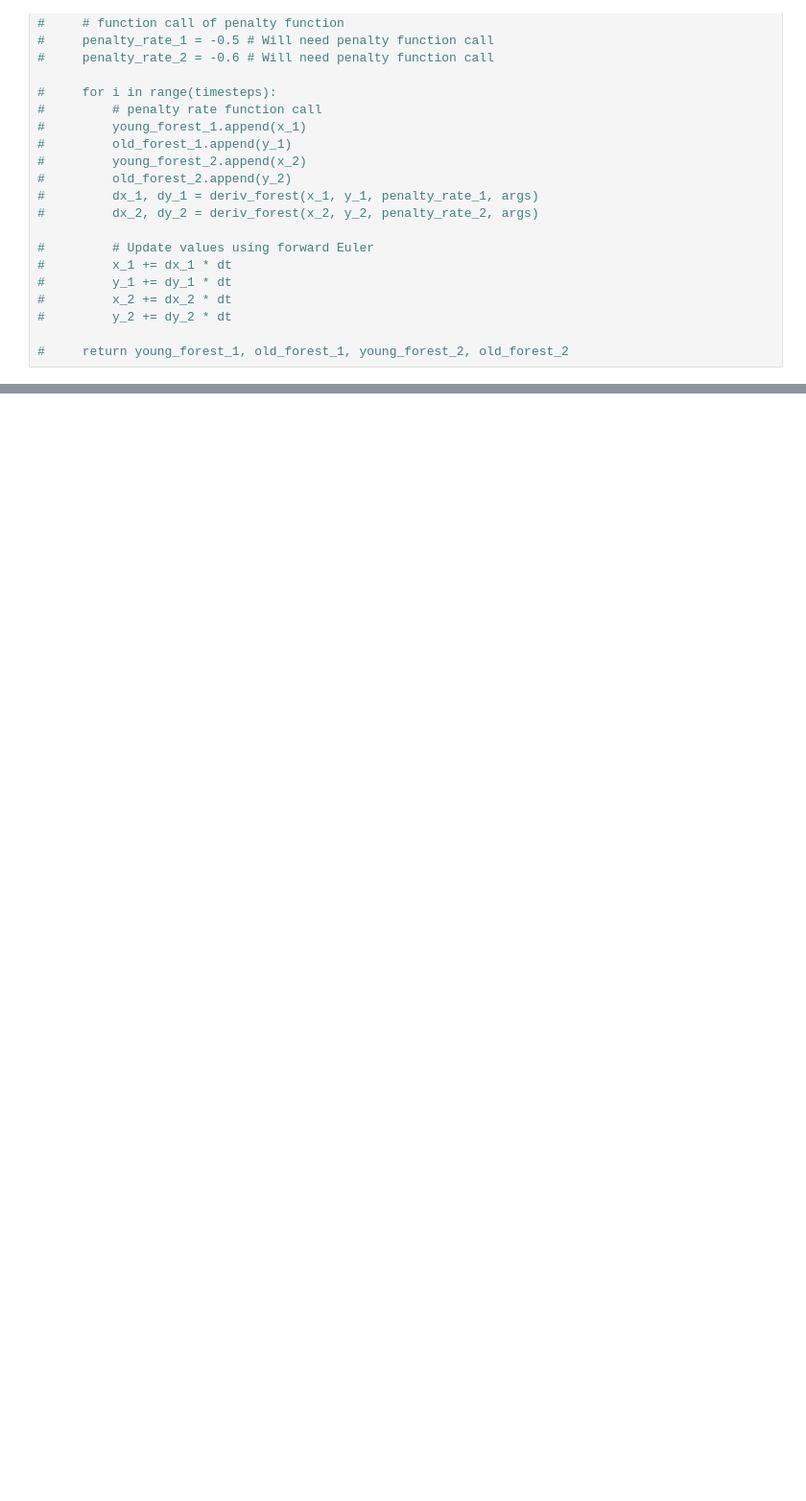
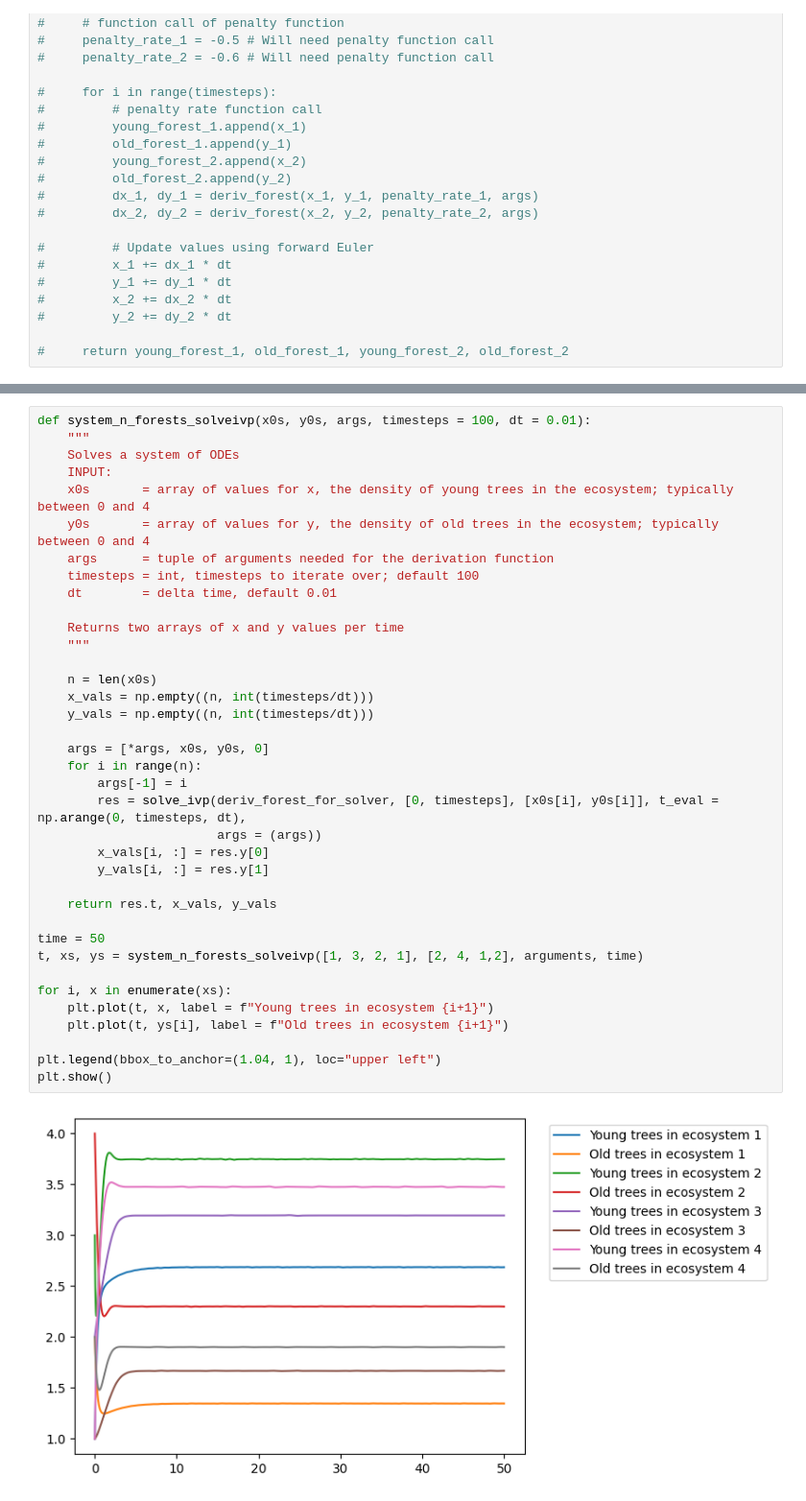
Before and after one commit to marcelvdla/CSSim, a Jupyter notebook: notebooks/two_forest_model.ipynb, the cells around one changed output, grey strips where cells are left out. Shown at 96% size. Cells and saved outputs as stored; diff of their text form; blank space fills up the shorter version.

```diff
--- a/notebooks/two_forest_model.ipynb
+++ b/notebooks/two_forest_model.ipynb
@@ -83 +119,40 @@ def deriv_forest(x, y, penalty_rate, args):
+# %%
+def system_n_forests_solveivp(x0s, y0s, args, timesteps = 100, dt = 0.01):
+    """
+    Solves a system of ODEs
+    INPUT:
+    x0s       = array of values for x, the density of young trees in the ecosystem; typically between 0 and 4
+    y0s       = array of values for y, the density of old trees in the ecosystem; typically between 0 and 4
+    args      = tuple of arguments needed for the derivation function
+    timesteps = int, timesteps to iterate over; default 100
+    dt        = delta time, default 0.01
+
+    Returns two arrays of x and y values per time
+    """
+
+    n = len(x0s)
+    x_vals = np.empty((n, int(timesteps/dt)))
+    y_vals = np.empty((n, int(timesteps/dt)))
+
+    args = [*args, x0s, y0s, 0]
+    for i in range(n):
+        args[-1] = i
+        res = solve_ivp(deriv_forest_for_solver, [0, timesteps], [x0s[i], y0s[i]], t_eval = np.arange(0, timesteps, dt),
+                        args = (args))
+        x_vals[i, :] = res.y[0]
+        y_vals[i, :] = res.y[1]
+
+    return res.t, x_vals, y_vals
+
+time = 50
+t, xs, ys = system_n_forests_solveivp([1, 3, 2, 1], [2, 4, 1,2], arguments, time)
+
+for i, x in enumerate(xs):
+    plt.plot(t, x, label = f"Young trees in ecosystem {i+1}")
+    plt.plot(t, ys[i], label = f"Old trees in ecosystem {i+1}")
+
+plt.legend(bbox_to_anchor=(1.04, 1), loc="upper left")
+plt.show()
+# %% [output]
+[figure, added]
 # %%
```
Also changed, not shown: parts of 14 cells of this notebook.
